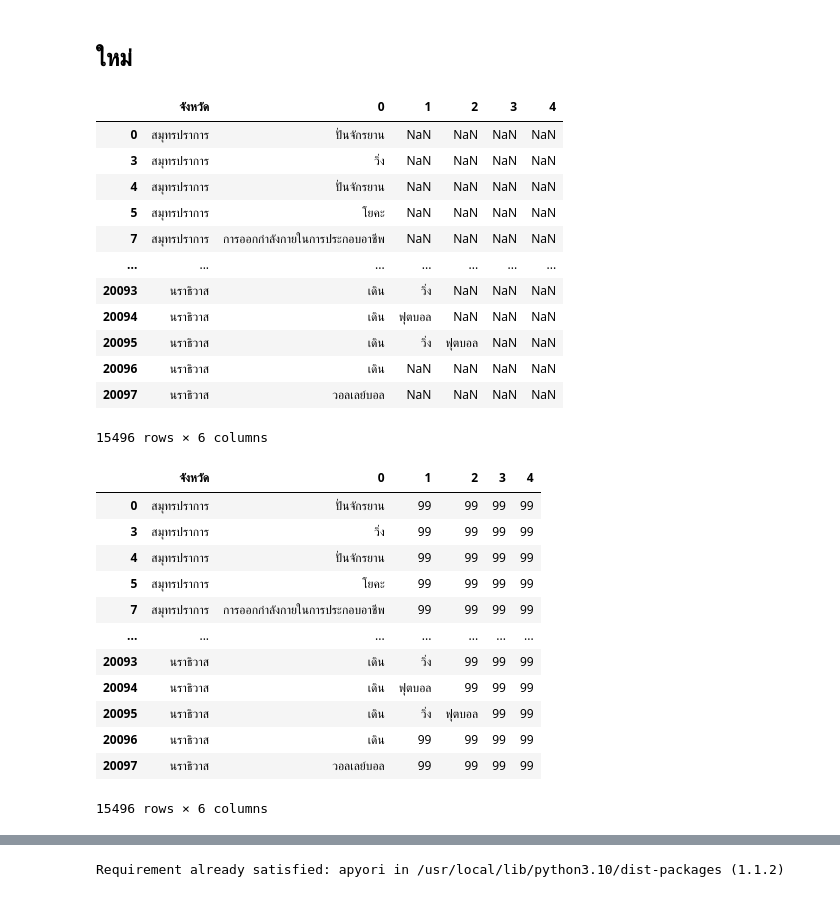
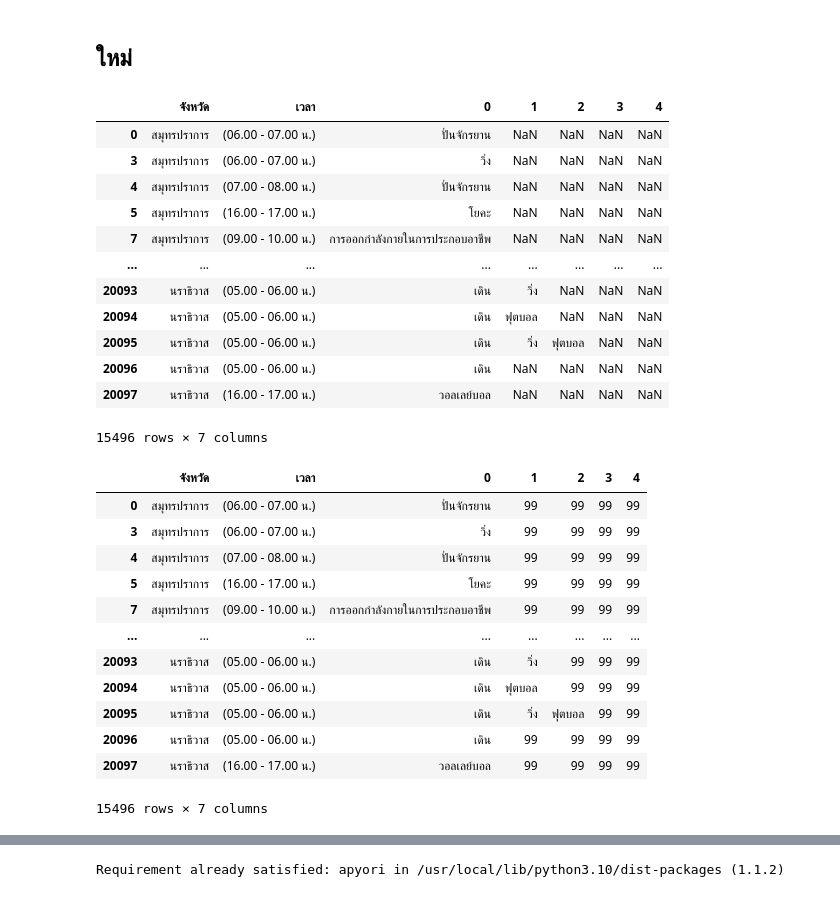
Before and after one commit to Tonry12/BSC_DPDM23, a Jupyter notebook: newasso.ipynb, the cells around one changed output, grey strips where cells are left out. Saved outputs shown, nothing was run; the diff lists cells and outputs as text; code cells hidden in the pictures.

```diff
--- a/newasso.ipynb
+++ b/newasso.ipynb
@@ -475,28 +475,30 @@ Index: []
 ## ใหม่
 # %%
 df_a_1 = df_a.loc[:, ['จังหวัด']]
+# %%
+df_a_11 = df_a.loc[:, ['เวลา']]
 # %%
-df_a_2 = pd.concat([df_a_1, cleaned_rows_2], axis=1)
+df_a_2 = pd.concat([df_a_1,df_a_11,cleaned_rows_2], axis=1)
 df_a_3 = df_a_2[df_a_2[0] !='-']
 df_a_4 = df_a_3.fillna(99)
 df_a_5 = df_a_4[df_a_4['จังหวัด'] !=99]
 df_a_6 = df_a_5.replace({99: np.NaN})
 df_a_7 = df_a_6.replace({'-': np.NaN})
 df_a_7
 # %% [output]
-|  | จังหวัด | 0 | 1 | 2 | 3 | 4 |
-| 0 | สมุทรปราการ | ปั่นจักรยาน | NaN | NaN | NaN | NaN |
-| 3 | สมุทรปราการ | วิ่ง | NaN | NaN | NaN | NaN |
-| 4 | สมุทรปราการ | ปั่นจักรยาน | NaN | NaN | NaN | NaN |
-| 5 | สมุทรปราการ | โยคะ | NaN | NaN | NaN | NaN |
-| 7 | สมุทรปราการ | การออกกำลังกายในการประกอบอาชีพ | NaN | NaN | NaN | NaN |
-| ... | ... | ... | ... | ... | ... | ... |
-| 20093 | นราธิวาส | เดิน | วิ่ง | NaN | NaN | NaN |
-| 20094 | นราธิวาส | เดิน | ฟุตบอล | NaN | NaN | NaN |
-| 20095 | นราธิวาส | เดิน | วิ่ง | ฟุตบอล | NaN | NaN |
-| 20096 | นราธิวาส | เดิน | NaN | NaN | NaN | NaN |
-| 20097 | นราธิวาส | วอลเลย์บอล | NaN | NaN | NaN | NaN |
+|  | จังหวัด | เวลา | 0 | 1 | 2 | 3 | 4 |
+| 0 | สมุทรปราการ | (06.00 - 07.00 น.) | ปั่นจักรยาน | NaN | NaN | NaN | NaN |
+| 3 | สมุทรปราการ | (06.00 - 07.00 น.) | วิ่ง | NaN | NaN | NaN | NaN |
+| 4 | สมุทรปราการ | (07.00 - 08.00 น.) | ปั่นจักรยาน | NaN | NaN | NaN | NaN |
+| 5 | สมุทรปราการ | (16.00 - 17.00 น.) | โยคะ | NaN | NaN | NaN | NaN |
+| 7 | สมุทรปราการ | (09.00 - 10.00 น.) | การออกกำลังกายในการประกอบอาชีพ | NaN | NaN | NaN | NaN |
+| ... | ... | ... | ... | ... | ... | ... | ... |
+| 20093 | นราธิวาส | (05.00 - 06.00 น.) | เดิน | วิ่ง | NaN | NaN | NaN |
+| 20094 | นราธิวาส | (05.00 - 06.00 น.) | เดิน | ฟุตบอล | NaN | NaN | NaN |
+| 20095 | นราธิวาส | (05.00 - 06.00 น.) | เดิน | วิ่ง | ฟุตบอล | NaN | NaN |
+| 20096 | นราธิวาส | (05.00 - 06.00 น.) | เดิน | NaN | NaN | NaN | NaN |
+| 20097 | นราธิวาส | (16.00 - 17.00 น.) | วอลเลย์บอล | NaN | NaN | NaN | NaN |
-15496 rows × 6 columns
+15496 rows × 7 columns
 # %%
 df_a_8 = df_a_7.loc[:, ['จังหวัด',0]]
 df_a_9 = df_a_8.dropna()
@@ -510,19 +512,19 @@ list_a_72 = df_a_72.values.tolist()
 # %%
 df_a_71
 # %% [output]
-|  | จังหวัด | 0 | 1 | 2 | 3 | 4 |
-| 0 | สมุทรปราการ | ปั่นจักรยาน | 99 | 99 | 99 | 99 |
-| 3 | สมุทรปราการ | วิ่ง | 99 | 99 | 99 | 99 |
-| 4 | สมุทรปราการ | ปั่นจักรยาน | 99 | 99 | 99 | 99 |
-| 5 | สมุทรปราการ | โยคะ | 99 | 99 | 99 | 99 |
-| 7 | สมุทรปราการ | การออกกำลังกายในการประกอบอาชีพ | 99 | 99 | 99 | 99 |
-| ... | ... | ... | ... | ... | ... | ... |
-| 20093 | นราธิวาส | เดิน | วิ่ง | 99 | 99 | 99 |
-| 20094 | นราธิวาส | เดิน | ฟุตบอล | 99 | 99 | 99 |
-| 20095 | นราธิวาส | เดิน | วิ่ง | ฟุตบอล | 99 | 99 |
-| 20096 | นราธิวาส | เดิน | 99 | 99 | 99 | 99 |
-| 20097 | นราธิวาส | วอลเลย์บอล | 99 | 99 | 99 | 99 |
+|  | จังหวัด | เวลา | 0 | 1 | 2 | 3 | 4 |
+| 0 | สมุทรปราการ | (06.00 - 07.00 น.) | ปั่นจักรยาน | 99 | 99 | 99 | 99 |
+| 3 | สมุทรปราการ | (06.00 - 07.00 น.) | วิ่ง | 99 | 99 | 99 | 99 |
+| 4 | สมุทรปราการ | (07.00 - 08.00 น.) | ปั่นจักรยาน | 99 | 99 | 99 | 99 |
+| 5 | สมุทรปราการ | (16.00 - 17.00 น.) | โยคะ | 99 | 99 | 99 | 99 |
+| 7 | สมุทรปราการ | (09.00 - 10.00 น.) | การออกกำลังกายในการประกอบอาชีพ | 99 | 99 | 99 | 99 |
+| ... | ... | ... | ... | ... | ... | ... | ... |
+| 20093 | นราธิวาส | (05.00 - 06.00 น.) | เดิน | วิ่ง | 99 | 99 | 99 |
+| 20094 | นราธิวาส | (05.00 - 06.00 น.) | เดิน | ฟุตบอล | 99 | 99 | 99 |
+| 20095 | นราธิวาส | (05.00 - 06.00 น.) | เดิน | วิ่ง | ฟุตบอล | 99 | 99 |
+| 20096 | นราธิวาส | (05.00 - 06.00 น.) | เดิน | 99 | 99 | 99 | 99 |
+| 20097 | นราธิวาส | (16.00 - 17.00 น.) | วอลเลย์บอล | 99 | 99 | 99 | 99 |
-15496 rows × 6 columns
+15496 rows × 7 columns
 # %%
 df_a
 # %% [output]
```
Also changed, not shown: parts of 12 cells of this notebook.
